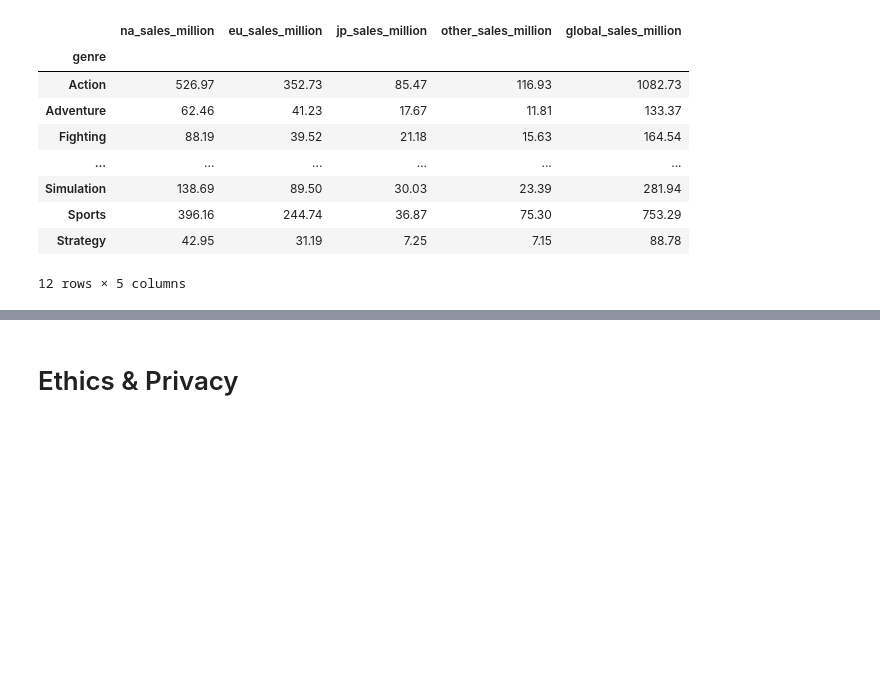
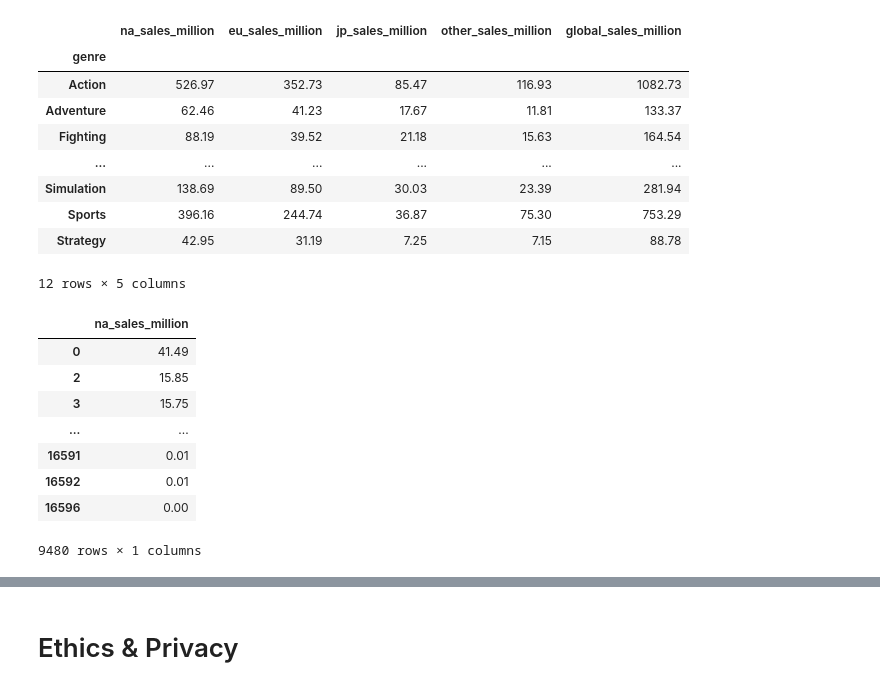
Before and after one commit to kvh8899/mostpopvidgame, a Jupyter notebook: FinalProject_group004_actual.ipynb, the cells around one changed output, grey strips where cells are left out. Cells and saved outputs as stored; diff of their text form; code cells hidden in the pictures; blank space fills up the shorter version.

Commit message:
partitioned sales dataset

```diff
--- a/FinalProject_group004_actual.ipynb
+++ b/FinalProject_group004_actual.ipynb
@@ -246,3 +246,16 @@ sales.groupby('genre').sum()
 | Sports | 396.16 | 244.74 | 36.87 | 75.30 | 753.29 |
 | Strategy | 42.95 | 31.19 | 7.25 | 7.15 | 88.78 |
 12 rows × 5 columns
+# %%
+na_sales_million = sales.loc[:, ['na_sales_million']]
+na_sales_million
+# %% [output]
+|  | na_sales_million |
+| 0 | 41.49 |
+| 2 | 15.85 |
+| 3 | 15.75 |
+| ... | ... |
+| 16591 | 0.01 |
+| 16592 | 0.01 |
+| 16596 | 0.00 |
+9480 rows × 1 columns
```
Also changed, not shown: parts of 6 cells of this notebook.
